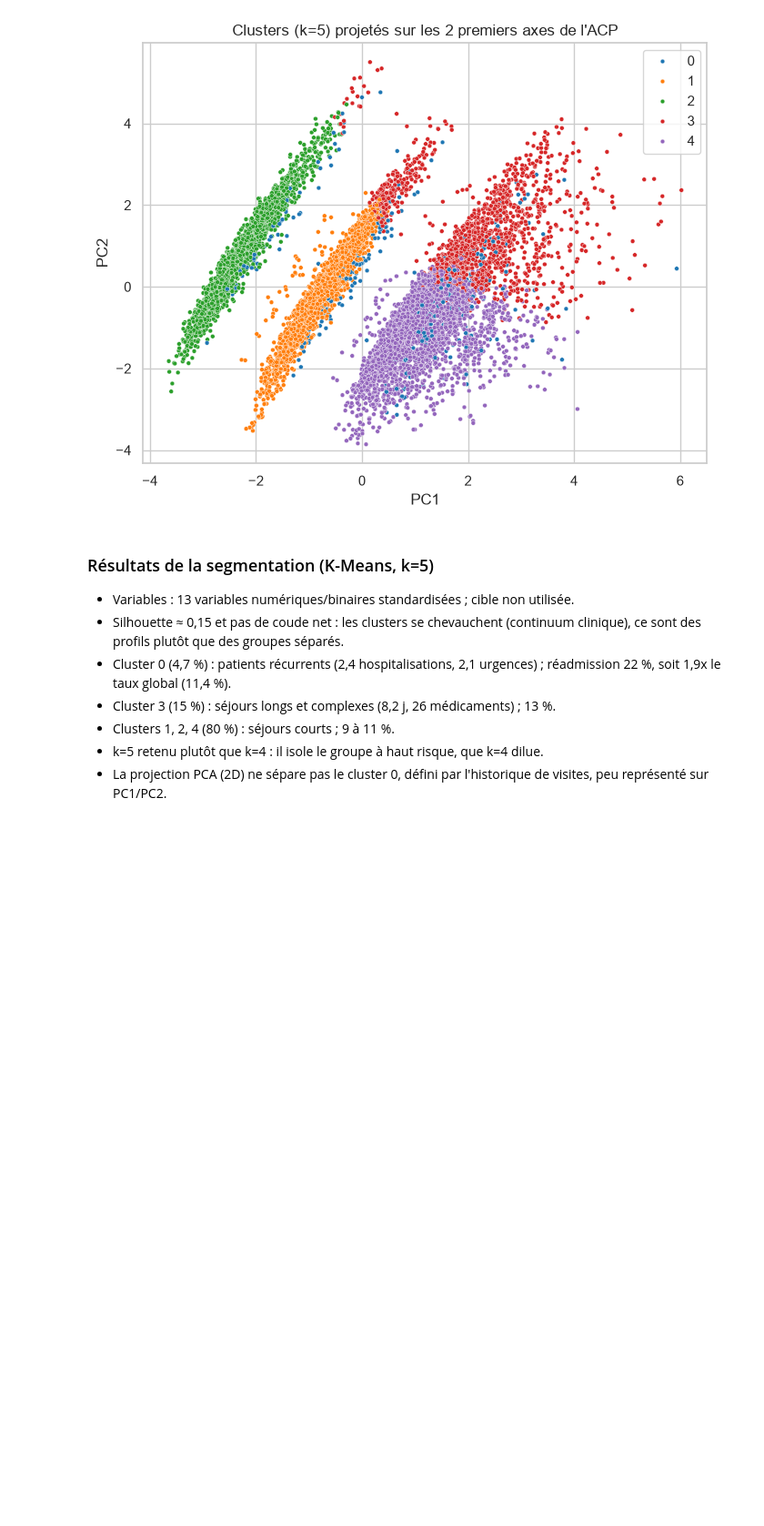
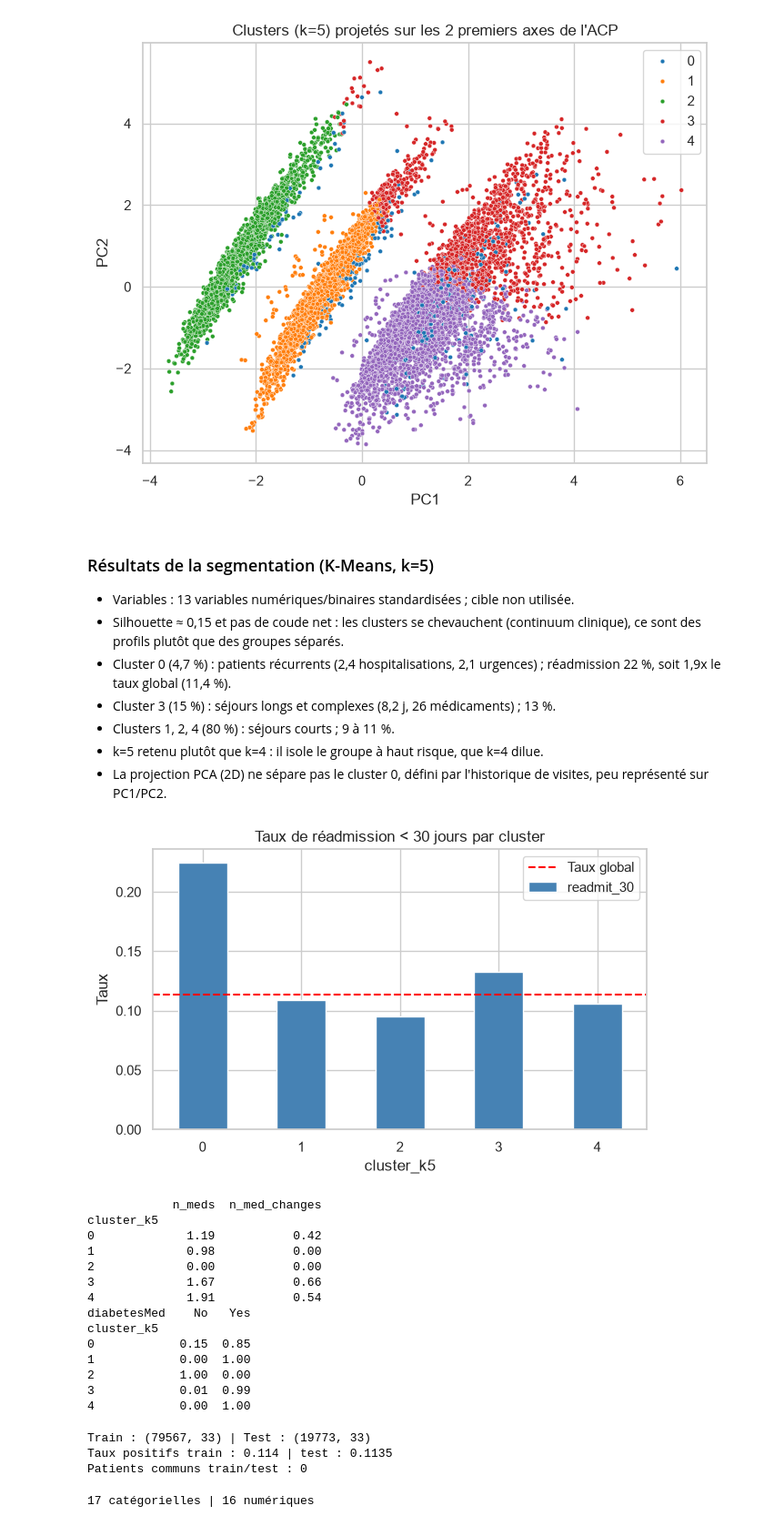
Before and after one commit to Mouhamed-Rayen-Dhaouadi/diabetes-readmission-ml, a Jupyter notebook: notbooks/lab_diabetes.ipynb, the cells around one changed output. Shown at 91% size. Cells and saved outputs as stored; diff of their text form; code cells hidden in the pictures; blank space fills up the shorter version.

```diff
--- a/notbooks/lab_diabetes.ipynb
+++ b/notbooks/lab_diabetes.ipynb
@@ -742,3 +742,68 @@ Variance expliquée : [0.221 0.143]
 - k=5 retenu plutôt que k=4 : il isole le groupe à haut risque, que k=4 dilue.
 - La projection PCA (2D) ne sépare pas le cluster 0, défini par l'historique de visites,
   peu représenté sur PC1/PC2.
+# %%
+# Graphe des taux de réadmission par cluster
+taux = df_clean.groupby("cluster_k5")["readmit_30"].mean()
+plt.figure(figsize=(7, 4))
+taux.plot(kind="bar", color="steelblue")
+plt.axhline(df_clean["readmit_30"].mean(), color="red", linestyle="--", label="Taux global")
+plt.title("Taux de réadmission < 30 jours par cluster")
+plt.ylabel("Taux"); plt.xticks(rotation=0); plt.legend()
+plt.show()
+
+# Qu'est-ce qui sépare les clusters 1 et 2 ?
+print(df_clean.groupby("cluster_k5")[["n_meds", "n_med_changes"]].mean().round(2))
+print(pd.crosstab(df_clean["cluster_k5"], df_clean["diabetesMed"], normalize="index").round(2))
+# %% [output]
+[figure, added]
+            n_meds  n_med_changes
+cluster_k5
+0             1.19           0.42
+1             0.98           0.00
+2             0.00           0.00
+3             1.67           0.66
+4             1.91           0.54
+diabetesMed    No   Yes
+cluster_k5
+0            0.15  0.85
+1            0.00  1.00
+2            1.00  0.00
+3            0.01  0.99
+4            0.00  1.00
+# %%
+from sklearn.model_selection import GroupShuffleSplit
+
+drop_cols = ["encounter_id", "patient_nbr", "readmitted", "readmit_30",
+             "cluster_k4", "cluster_k5"]
+X = df_clean.drop(columns=drop_cols)
+y = df_clean["readmit_30"]
+groups = df_clean["patient_nbr"]
+
+gss = GroupShuffleSplit(n_splits=1, test_size=0.2, random_state=42)
+train_idx, test_idx = next(gss.split(X, y, groups))
+X_train, X_test = X.iloc[train_idx], X.iloc[test_idx]
+y_train, y_test = y.iloc[train_idx], y.iloc[test_idx]
+
+print("Train :", X_train.shape, "| Test :", X_test.shape)
+print("Taux positifs train :", round(y_train.mean(), 4), "| test :", round(y_test.mean(), 4))
+print("Patients communs train/test :",
+      len(set(groups.iloc[train_idx]) & set(groups.iloc[test_idx])))
+# %% [output]
+Train : (79567, 33) | Test : (19773, 33)
+Taux positifs train : 0.114 | test : 0.1135
+Patients communs train/test : 0
+# %%
+from sklearn.compose import ColumnTransformer
+from sklearn.preprocessing import OneHotEncoder, StandardScaler
+
+cat_cols = X.select_dtypes(exclude="number").columns.tolist()
+num_cols = X.select_dtypes(include="number").columns.tolist()
+print(len(cat_cols), "catégorielles |", len(num_cols), "numériques")
+
+preprocessor = ColumnTransformer([
+    ("num", StandardScaler(), num_cols),
+    ("cat", OneHotEncoder(handle_unknown="ignore", drop="first"), cat_cols),
+])
+# %% [output]
+17 catégorielles | 16 numériques
```
Also changed, not shown: parts of 3 cells of this notebook.
